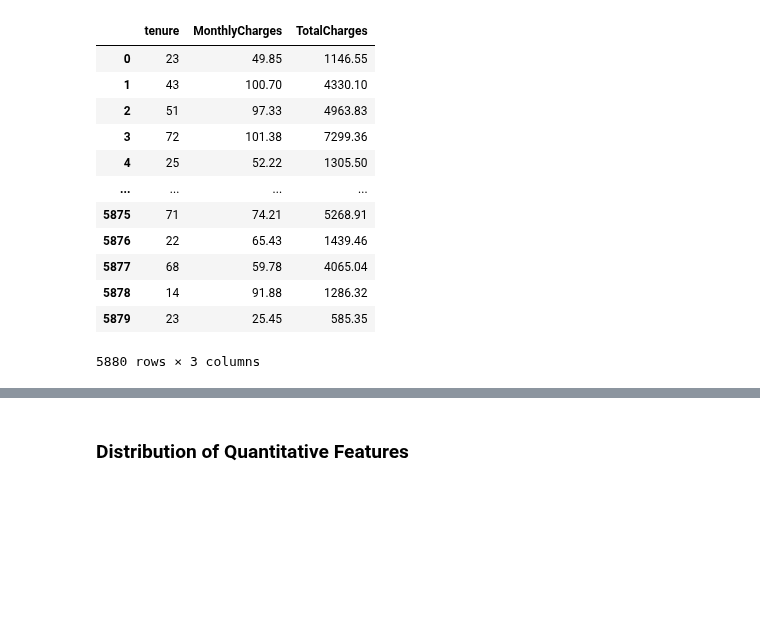
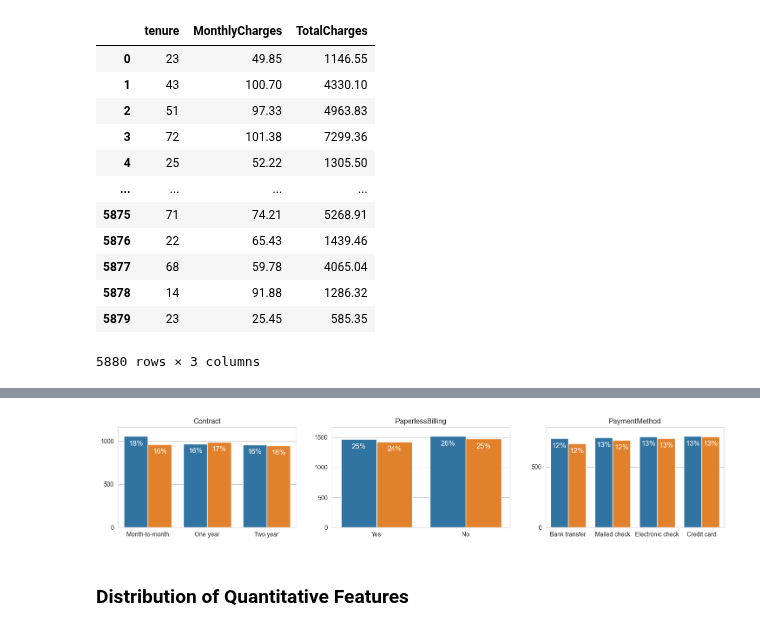
Before and after one commit to huixincai/customer-churn-analysis, a Jupyter notebook: Customer-churn-Analysis.ipynb, the cells around one changed output, grey strips where cells are left out. Drawn from its saved outputs; the diff is of its cells as text; code cells hidden in the pictures; blank space fills up the shorter version.

Commit message:
added univariate graphs

```diff
--- a/Customer-churn-Analysis.ipynb
+++ b/Customer-churn-Analysis.ipynb
@@ -265,3 +278,8 @@ countplot(churn_data, cols)
+# %%
+cols = ["Contract", "PaperlessBilling", "PaymentMethod"]
+countplot(churn_data, cols, group_by='Churn')
+# %% [output]
+[figure, added]
 # %% [markdown]
 ### Distribution of Quantitative Features
 # %%
```
Also changed, not shown: parts of 10 cells of this notebook.
